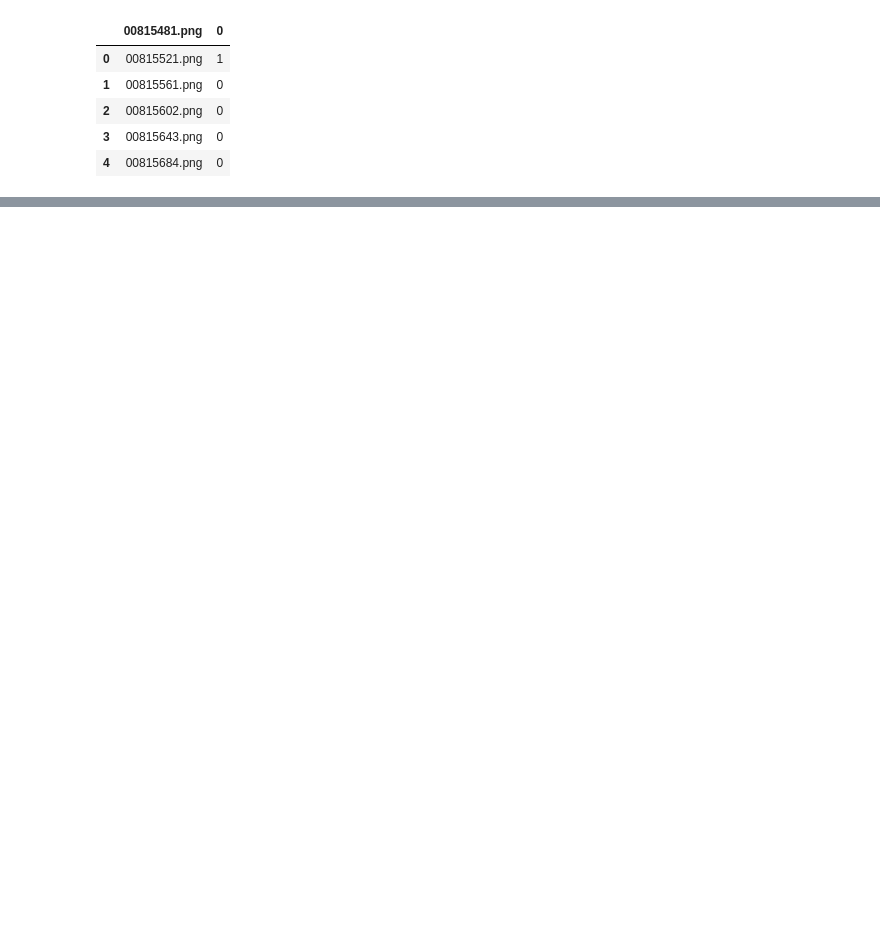
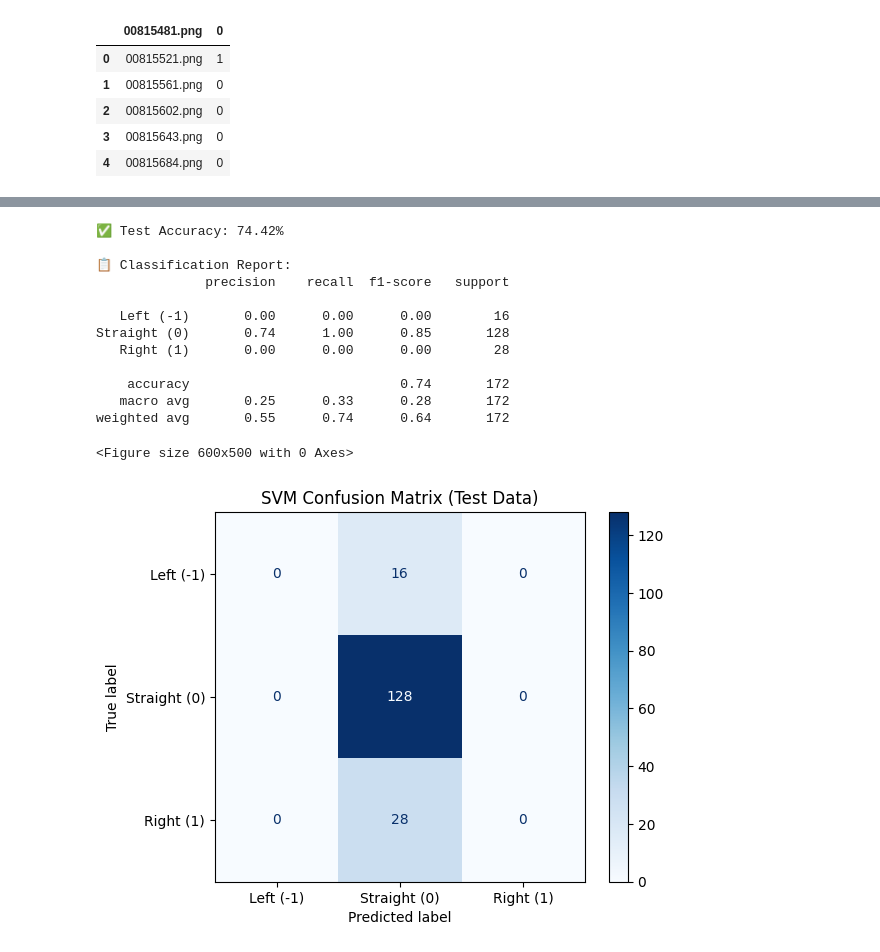
Before and after one commit to mddsayemm/Autonomous-System-A-Group--D, a Jupyter notebook: ML Implementation/Line Following SVM.ipynb, the cells around one changed output, grey strips where cells are left out. Saved outputs shown, nothing was run; the diff lists cells and outputs as text; code cells hidden in the pictures; blank space fills up the shorter version.

```diff
--- a/ML Implementation/Line Following SVM.ipynb
+++ b/ML Implementation/Line Following SVM.ipynb
@@ -18,0 +113,39 @@ labels_df.head()
+# %%
+from sklearn.metrics import accuracy_score, confusion_matrix, classification_report, ConfusionMatrixDisplay
+import matplotlib.pyplot as plt
+
+# Predict on the 20% test set
+y_pred = model.predict(X_test)
+
+# Accuracy
+accuracy = accuracy_score(y_test, y_pred)
+print(f"✅ Test Accuracy: {accuracy * 100:.2f}%")
+
+# Classification Report
+print("\n📋 Classification Report:")
+print(classification_report(y_test, y_pred, target_names=["Left (-1)", "Straight (0)", "Right (1)"]))
+
+# Confusion Matrix
+cm = confusion_matrix(y_test, y_pred, labels=[-1, 0, 1])
+disp = ConfusionMatrixDisplay(confusion_matrix=cm, display_labels=["Left (-1)", "Straight (0)", "Right (1)"])
+
+# Show Confusion Matrix
+plt.figure(figsize=(6, 5))
+disp.plot(cmap="Blues", values_format="d")
+plt.title("SVM Confusion Matrix (Test Data)")
+plt.show()
+# %% [output]
+✅ Test Accuracy: 74.42%
+
+📋 Classification Report:
+              precision    recall  f1-score   support
+
+   Left (-1)       0.00      0.00      0.00        16
+Straight (0)       0.74      1.00      0.85       128
+   Right (1)       0.00      0.00      0.00        28
+
+    accuracy                           0.74       172
+   macro avg       0.25      0.33      0.28       172
+weighted avg       0.55      0.74      0.64       172
+<Figure size 600x500 with 0 Axes>
+[figure, added]
```
Also changed, not shown: parts of 5 cells of this notebook.
